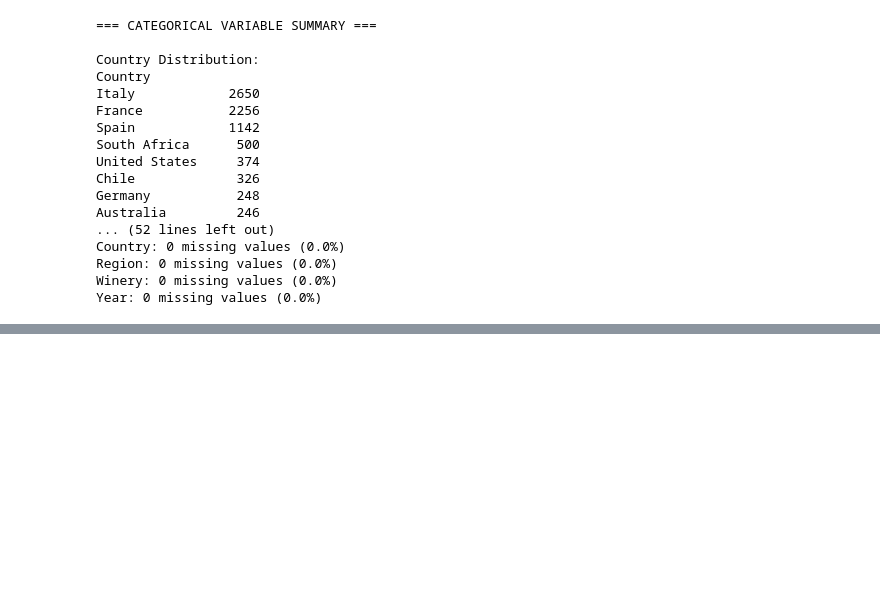
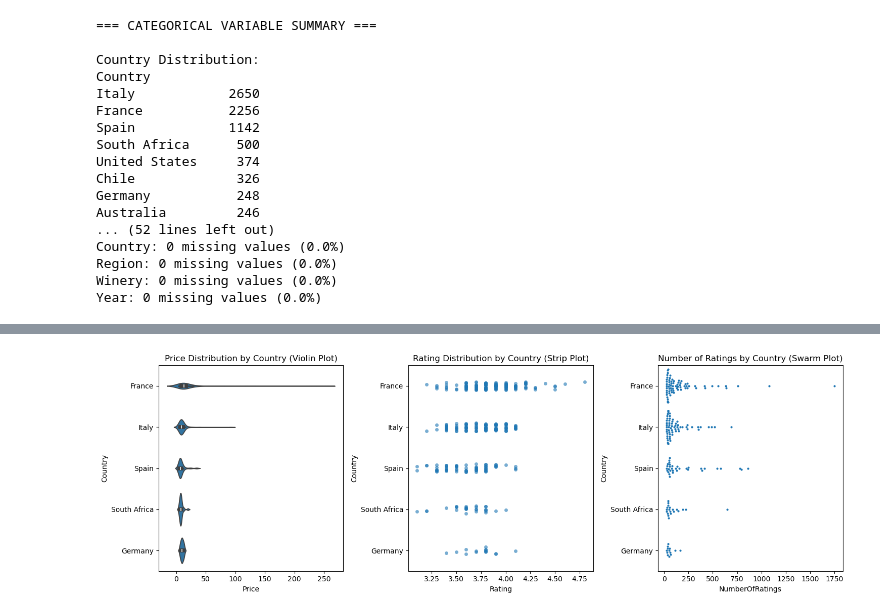
Before and after one commit to dylangeorg3/ENGG2112_Project, a Jupyter notebook: DatasetAnalysis.ipynb, the cells around one changed output, grey strips where cells are left out. Drawn from its saved outputs; the diff is of its cells as text; code cells hidden in the pictures; blank space fills up the shorter version.

```diff
--- a/DatasetAnalysis.ipynb
+++ b/DatasetAnalysis.ipynb
@@ -595,0 +705,28 @@ Year: 0 missing values (0.0%)
+# %%
+# 6. Advanced categorical visualization - Violin plots
+plt.figure(figsize=(15, 5))
+
+# Violin plot: Price distribution by top countries
+plt.subplot(1, 3, 1)
+top_5_countries = df_rose_cost['Country'].value_counts().head(5).index
+sns.violinplot(data=df_rose_cost[df_rose_cost['Country'].isin(top_5_countries)],
+               y='Country', x='Price', order=top_5_countries)
+plt.title('Price Distribution by Country (Violin Plot)')
+
+# Strip plot: Rating vs Country
+plt.subplot(1, 3, 2)
+sns.stripplot(data=df_rose_cost[df_rose_cost['Country'].isin(top_5_countries)],
+              y='Country', x='Rating', order=top_5_countries, alpha=0.6)
+plt.title('Rating Distribution by Country (Strip Plot)')
+
+# Swarm plot: NumberOfRatings vs Country (sample data to avoid overcrowding)
+plt.subplot(1, 3, 3)
+sample_data = df_rose_cost[df_rose_cost['Country'].isin(top_5_countries)].sample(n=min(200, len(df_rose_cost)), random_state=42)
+sns.swarmplot(data=sample_data, y='Country', x='NumberOfRatings',
+              order=top_5_countries, size=3)
+plt.title('Number of Ratings by Country (Swarm Plot)')
+
+plt.tight_layout()
+plt.show()
+# %% [output]
+[figure, added]
```
Also changed, not shown: parts of 22 cells of this notebook.
